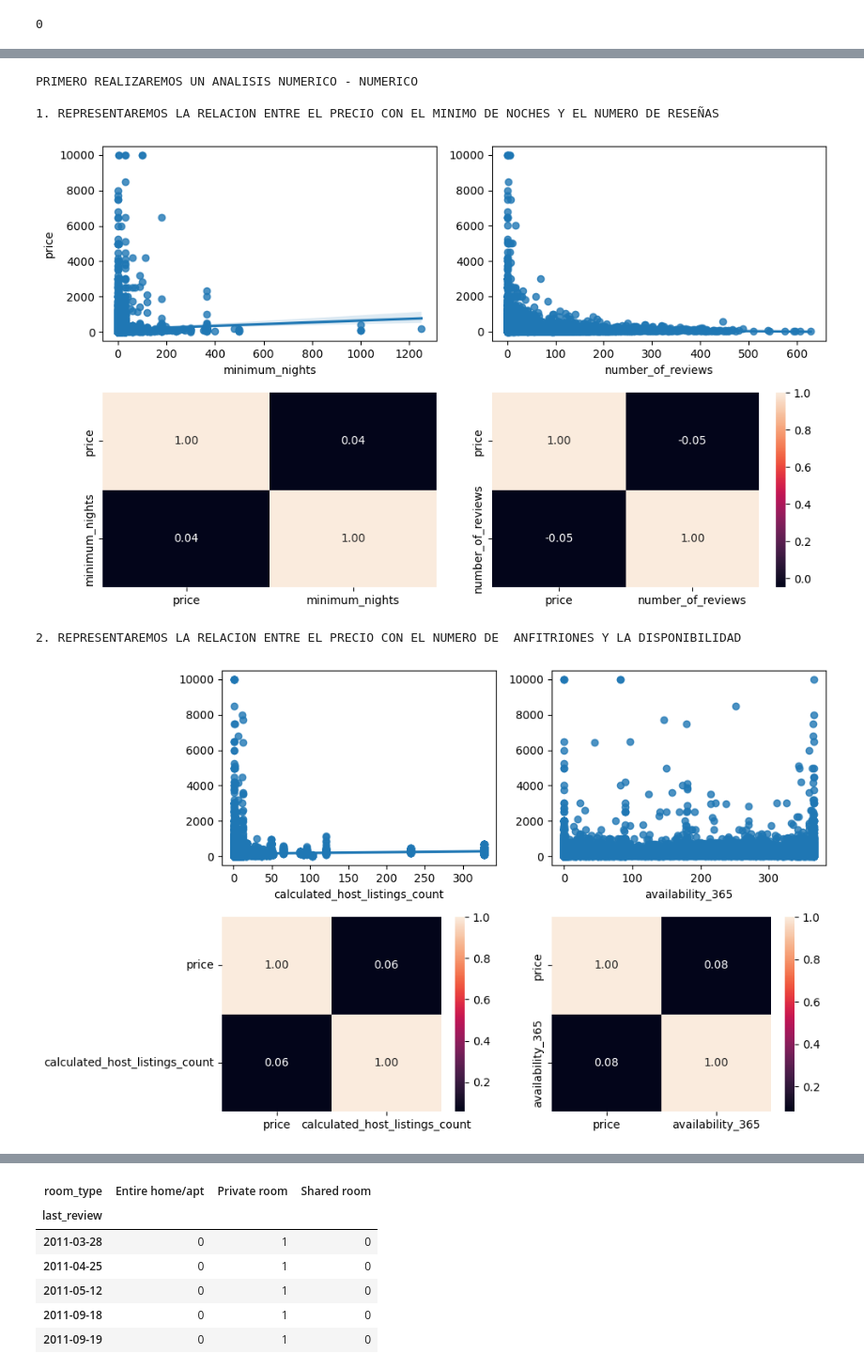
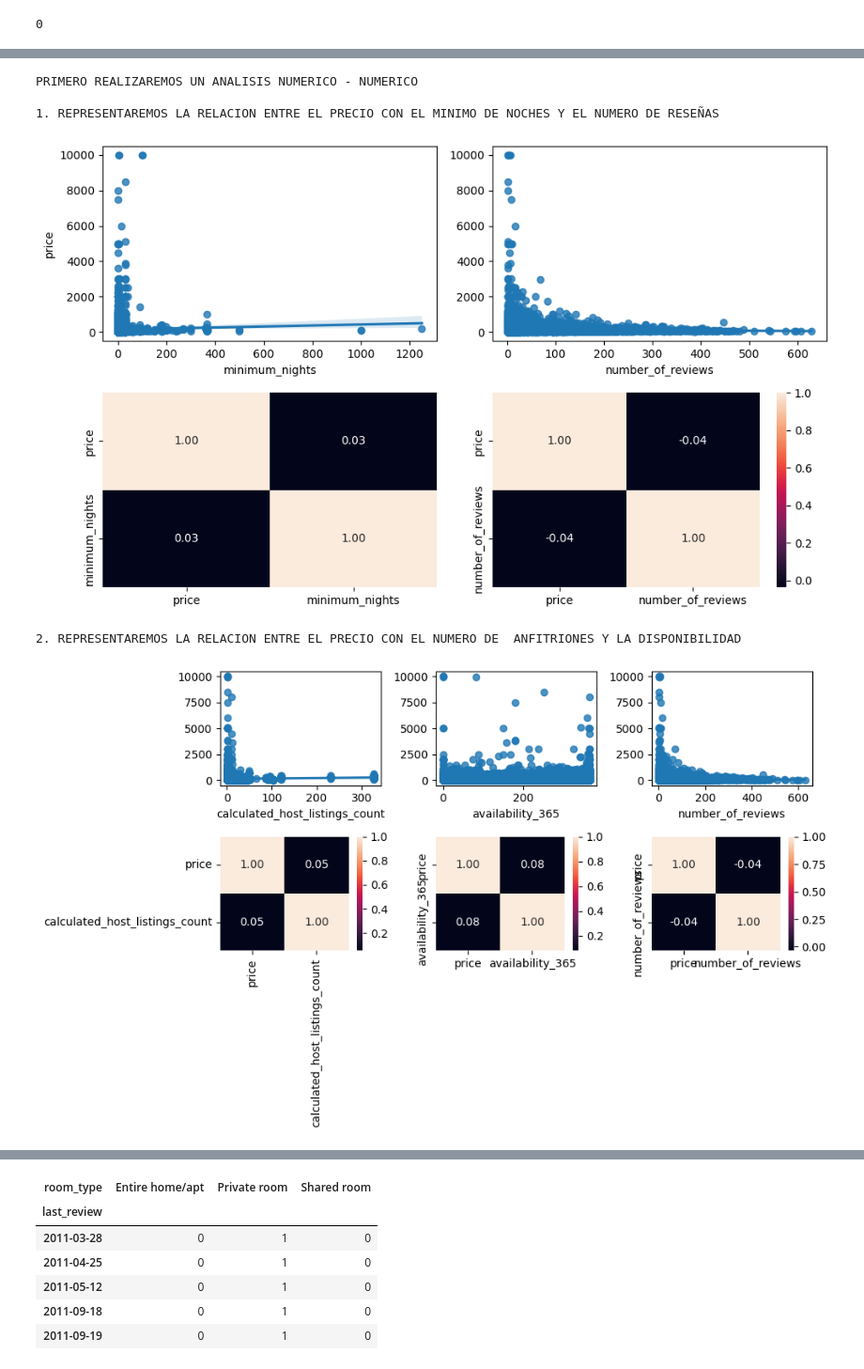
Before and after one commit to Jorge3127/machine-learning-python-template-Jorge3127, a Jupyter notebook: src/explore.ipynb, the cells around one changed output, grey strips where cells are left out. Shown at 94% size. Cells and saved outputs as stored; diff of their text form; code cells hidden in the pictures.

```diff
--- a/src/explore.ipynb
+++ b/src/explore.ipynb
@@ -69,4 +63,5 @@ np.int64(0)
 # %%
-df.drop(["id", "host_id", "host_name", "latitude", "longitude"], axis=1, inplace=True)
-df.head(2)
+df.drop(["id", "name", "host_id", "host_name", "latitude", "longitude"], axis = 1, inplace = True)
+
+df.head(3)
 # %% [output]
@@ -75,0 +76,3 @@ df.head(2)
+# %%
+df = df.dropna(subset=['last_review', 'reviews_per_month'])
+df
@@ -251,27 +213,30 @@ plt.show()
 PRIMERO REALIZAREMOS UN ANALISIS NUMERICO - NUMERICO
 
 1. REPRESENTAREMOS LA RELACION ENTRE EL PRECIO CON EL MINIMO DE NOCHES Y EL NUMERO DE RESEÑAS
-[figure, old version]
+[figure, new version]
 # %%
-fig, axis = plt.subplots(2, 2, figsize = (10, 6))
+fig, axis = plt.subplots(2, 3, figsize = (10, 6))
 
 print("2. REPRESENTAREMOS LA RELACION ENTRE EL PRECIO CON EL NUMERO DE  ANFITRIONES Y LA DISPONIBILIDAD")
 # Crear un diagrama de dispersión múltiple
 
 sns.regplot(ax = axis[0, 0], data = df, x = "calculated_host_listings_count", y = "price").set(ylabel=None)
 sns.heatmap(df[["price", "calculated_host_listings_count"]].corr(), annot = True, fmt = ".2f", ax = axis[1, 0])
 
 sns.regplot(ax = axis[0, 1], data = df, x = "availability_365", y = "price").set(ylabel=None)
 sns.heatmap(df[["price", "availability_365"]].corr(), annot = True, fmt = ".2f", ax = axis[1, 1])
 
+sns.regplot(ax = axis[0, 2], data = df, x = "number_of_reviews", y = "price").set(ylabel=None)
+sns.heatmap(df[["price", "number_of_reviews"]].corr(), annot = True, fmt = ".2f", ax = axis[1, 2])
+
 # Ajustar el layout
 plt.tight_layout()
 
 # Mostrar el plot
 plt.show()
 # %% [output]
 2. REPRESENTAREMOS LA RELACION ENTRE EL PRECIO CON EL NUMERO DE  ANFITRIONES Y LA DISPONIBILIDAD
-[figure, old version]
+[figure, new version]
 # %%
 fig, axis = plt.subplots(1, 3, figsize = (15, 6))
 
```
Also changed, not shown: parts of 44 cells of this notebook.
